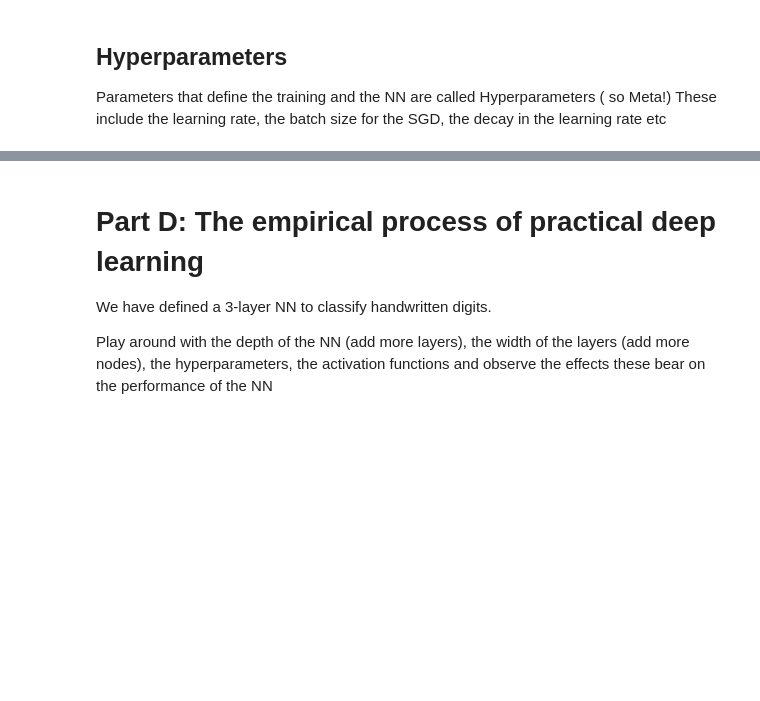
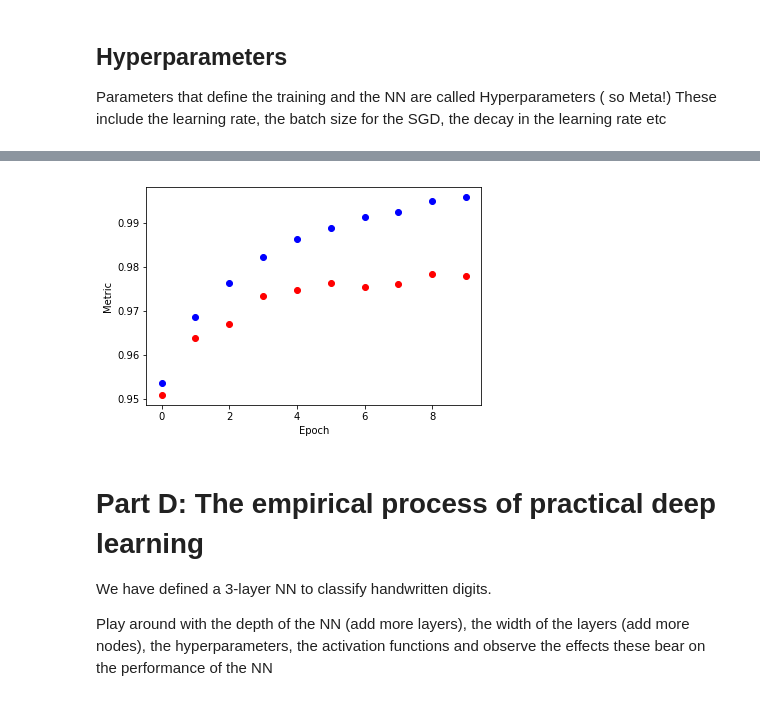
Before and after one commit to akarshgopal/AI, a Jupyter notebook: Machine_Learning/Neural_Networks_Primer.ipynb, the cells around one changed output, grey strips where cells are left out. Cells and saved outputs as stored; diff of their text form; code cells hidden in the pictures; blank space fills up the shorter version.

```diff
--- a/Machine_Learning/Neural_Networks_Primer.ipynb
+++ b/Machine_Learning/Neural_Networks_Primer.ipynb
@@ -678,3 +607,32 @@ class MNIST_net:
+# %%
+class MNIST_net:
+    def __init__(self, X_size, Y_size, lossfn):
+        self.L1 = layer(X_size, 150, relu)
+        self.L2 = layer(150, 50, relu)
+        self.L3 = layer(50, Y_size, softmax)
+        self.lossfn = lossfn
+
+    def f_pass(self, X):
+        A1 = self.L1.forward(X)
+        A2 = self.L2.forward(A1)
+        A3 = self.L3.forward(A2)
+        self.H = A3
+        return self.H
+
+    def back_prop(self,X,Y, batch_size,reg_lambda):
+        m = batch_size
+        self.loss = self.lossfn.get_loss(self.H,Y)
+        dZ = self.lossfn.diff(self.H,Y)
+        #dHdZ = self.L3.activation.diff(self.L3.activation, self.L3.Z)
+        #dZ = 1/m*np.einsum('kij,ij->kj',dHdZ,dH)
+        self.L3.out_grad(dZ, self.L2.A, m,reg_lambda)
+        self.L2.grad(self.L3.dZ, self.L3.W, self.L1.A, m, reg_lambda)
+        self.L1.grad(self.L2.dZ, self.L2.W, X, m, reg_lambda)
+
+    def optim(self, lr, beta=0):
+        self.L1.step(lr,beta)
+        self.L2.step(lr,beta)
+        self.L3.step(lr,beta)
 # %% [markdown]
 We create the model below
 # %%
@@ -693,18 +651,15 @@ These include the learning rate, the batch size for the SGD, the decay in the le
 #lies in [1,X.shape[1]], preferably powers of 2
 # 1 -> stochastic descent
 # X.shape[1] -> batch descent
-batch_size = 32
+batch_size = 16
 
 #learning rate
-lr = 0.075
+lr = 0.01
 
 n_epochs = 10
 
 #learning rate decay parameter, lies in [0,1]
-lr_decay = 0.9
+lr_decay = 0.99
 
 #momentum parameter, lies in [0,1]
-beta = 0
-
-# let this be
-data_size = X.shape[1]
+beta = 0.9
@@ -713,0 +666,3 @@ data_size = X.shape[1]
+# %%
+train(mnist_net, X, Y, X_test, Y_test, model_accuracy, n_epochs, batch_size, lr)
+# %% [output]
@@ -714,3 +670,4 @@ data_size = X.shape[1]
+[figure, added]
 # %% [markdown]
 # Part D: The empirical process of practical deep learning
 
```
Also changed, not shown: parts of 36 cells of this notebook, 1 other file.
